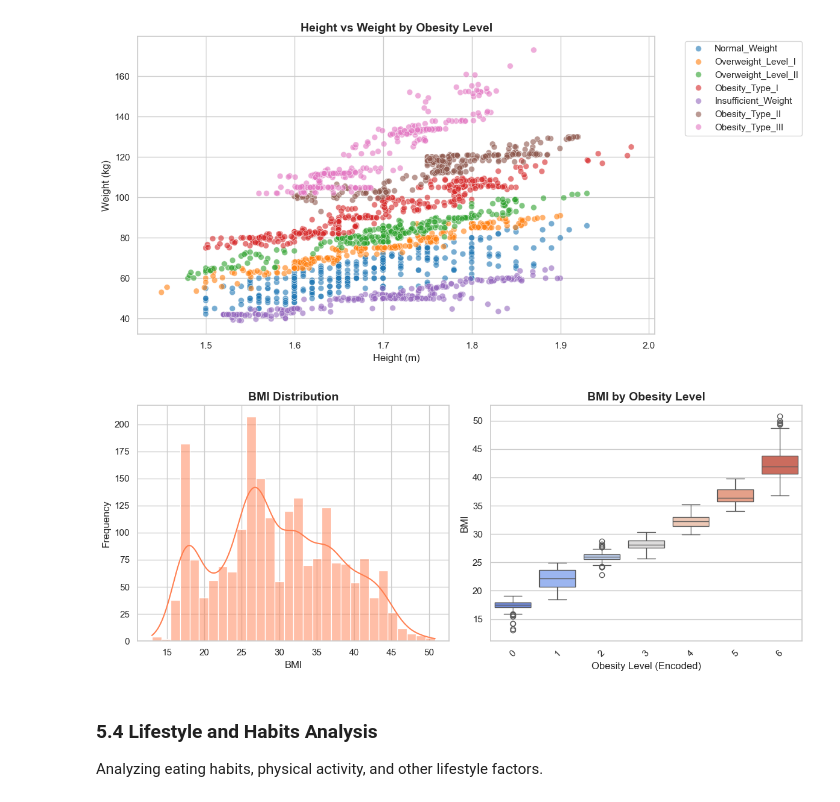
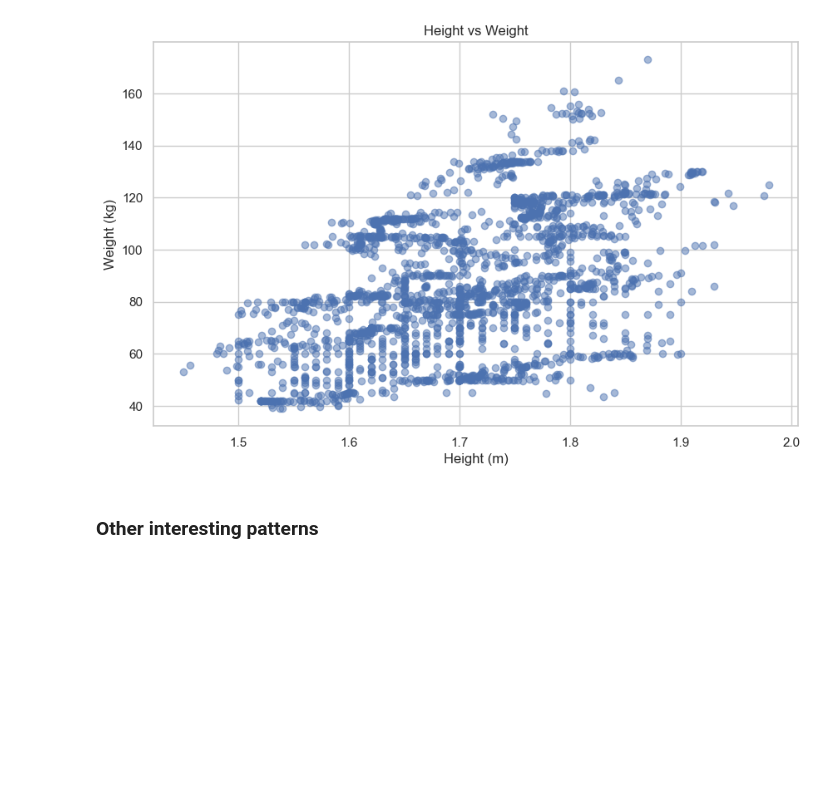
Before and after one commit to Naraka1337/obesity_level_project, a Jupyter notebook: notebooks/01_data_exploration.ipynb, the cells around one changed output. Cells and saved outputs as stored; diff of their text form; code cells hidden in the pictures; blank space fills up the shorter version.

```diff
--- a/notebooks/01_data_exploration.ipynb
+++ b/notebooks/01_data_exploration.ipynb
@@ -16,15 +9,8 @@ First, let's import the necessary libraries and load our datasets.
 # %%
-# Import required libraries
 import pandas as pd
 import numpy as np
 import matplotlib.pyplot as plt
 import seaborn as sns
-
-# Set visualization style
-sns.set(style="whitegrid")
-plt.rcParams['figure.figsize'] = (10, 6)
-
-# Suppress warnings for cleaner output
 import warnings
-warnings.filterwarnings('ignore')
+warnings.filterwarnings('ignore')  # to ignore warnings
 # %%
@@ -130,0 +106,4 @@ Number of duplicate rows: 24
+# %%
+# make a copy so I don't mess up the original
+df_clean = df.copy()
+print(f"Starting with {df_clean.shape[0]} rows")
@@ -130,0 +160,22 @@ Number of duplicate rows: 24
+# %%
+# I think BMI would be useful to have - formula is weight/height^2
+df_clean['BMI'] = df_clean['Weight'] / (df_clean['Height'] ** 2)
+
+print("BMI stats:")
+print(f"Min: {df_clean['BMI'].min():.2f}")
+print(f"Max: {df_clean['BMI'].max():.2f}")
+print(f"Mean: {df_clean['BMI'].mean():.2f}")
+
+# visualize BMI
+plt.figure(figsize=(12, 4))
+plt.subplot(1, 2, 1)
+plt.hist(df_clean['BMI'], bins=30, color='skyblue', edgecolor='black')
+plt.title('BMI Distribution')
+plt.xlabel('BMI')
+
+plt.subplot(1, 2, 2)
+plt.boxplot(df_clean['BMI'])
+plt.title('BMI Boxplot')
+plt.ylabel('BMI')
+plt.tight_layout()
+plt.show()
@@ -285,40 +315,12 @@ Examining height, weight, and BMI relationships.
 # %%
-# Height vs Weight colored by Obesity Level
-plt.figure(figsize=(12, 6))
-sns.scatterplot(data=df_original, x='Height', y='Weight', hue='Obesity',
-                palette='tab10', alpha=0.6, s=50)
-plt.title('Height vs Weight by Obesity Level', fontsize=14, fontweight='bold')
+# scatter plot of height vs weight
+plt.scatter(df_clean['Height'], df_clean['Weight'], alpha=0.5)
+plt.title('Height vs Weight')
 plt.xlabel('Height (m)')
 plt.ylabel('Weight (kg)')
-plt.legend(bbox_to_anchor=(1.05, 1), loc='upper left')
-plt.tight_layout()
 plt.show()
 # %% [output]
-[figure, old version]
+[figure, new version]
-# %%
-# BMI analysis (if available in numeric dataset)
-if 'BMI' in df_numeric.columns:
-    plt.figure(figsize=(12, 5))
-
-    plt.subplot(1, 2, 1)
-    sns.histplot(df_numeric['BMI'], kde=True, bins=30, color='coral')
-    plt.title('BMI Distribution', fontsize=14, fontweight='bold')
-    plt.xlabel('BMI')
-    plt.ylabel('Frequency')
-
-    plt.subplot(1, 2, 2)
-    sns.boxplot(data=df_numeric, x='Obesity', y='BMI', palette='coolwarm')
-    plt.title('BMI by Obesity Level', fontsize=14, fontweight='bold')
-    plt.xlabel('Obesity Level (Encoded)')
-    plt.ylabel('BMI')
-    plt.xticks(rotation=45)
-
-    plt.tight_layout()
-    plt.show()
-# %% [output]
-[figure, removed]
 # %% [markdown]
-### 5.4 Lifestyle and Habits Analysis
-
-Analyzing eating habits, physical activity, and other lifestyle factors.
+### Other interesting patterns
 # %%
```
Also changed, not shown: parts of 51 cells of this notebook, 5 other files.
